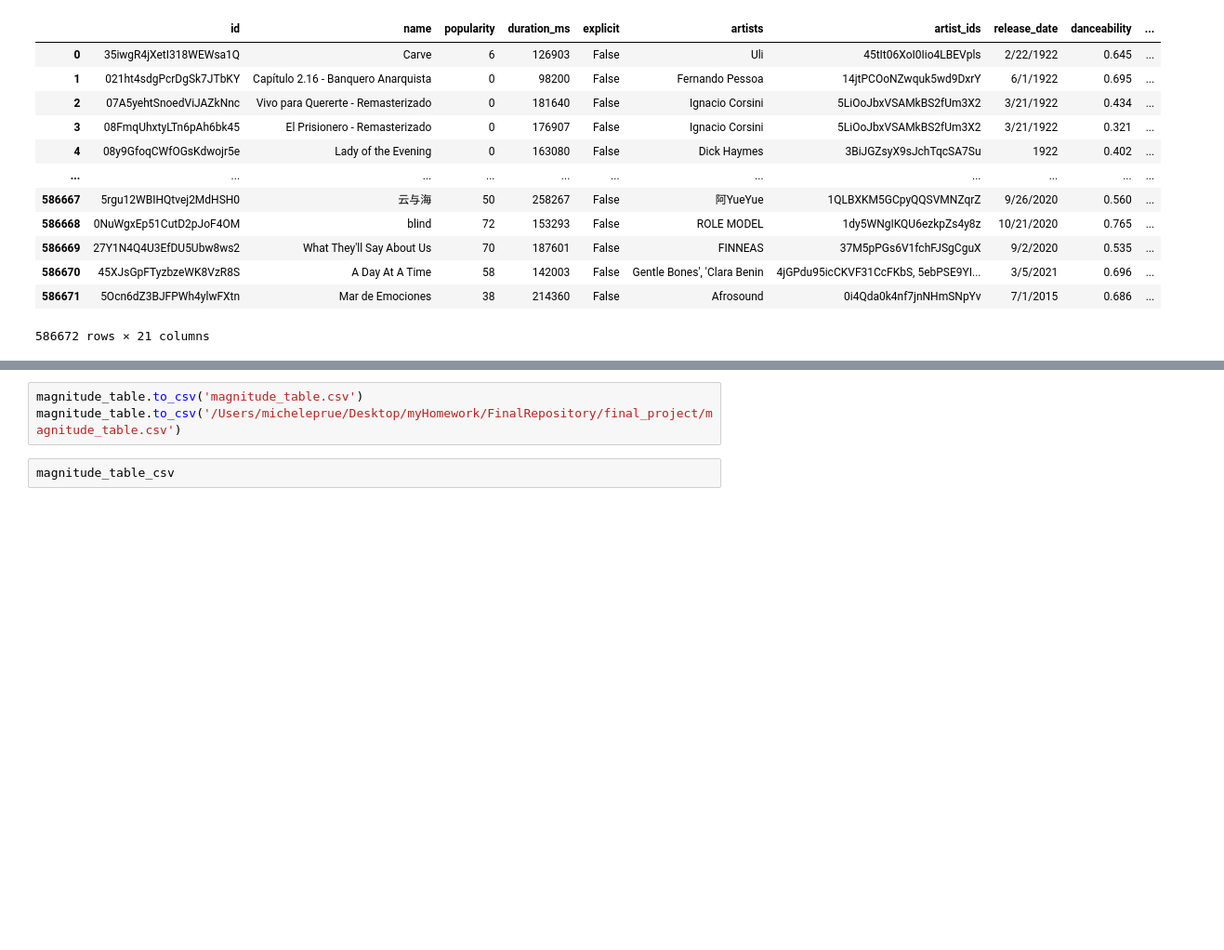
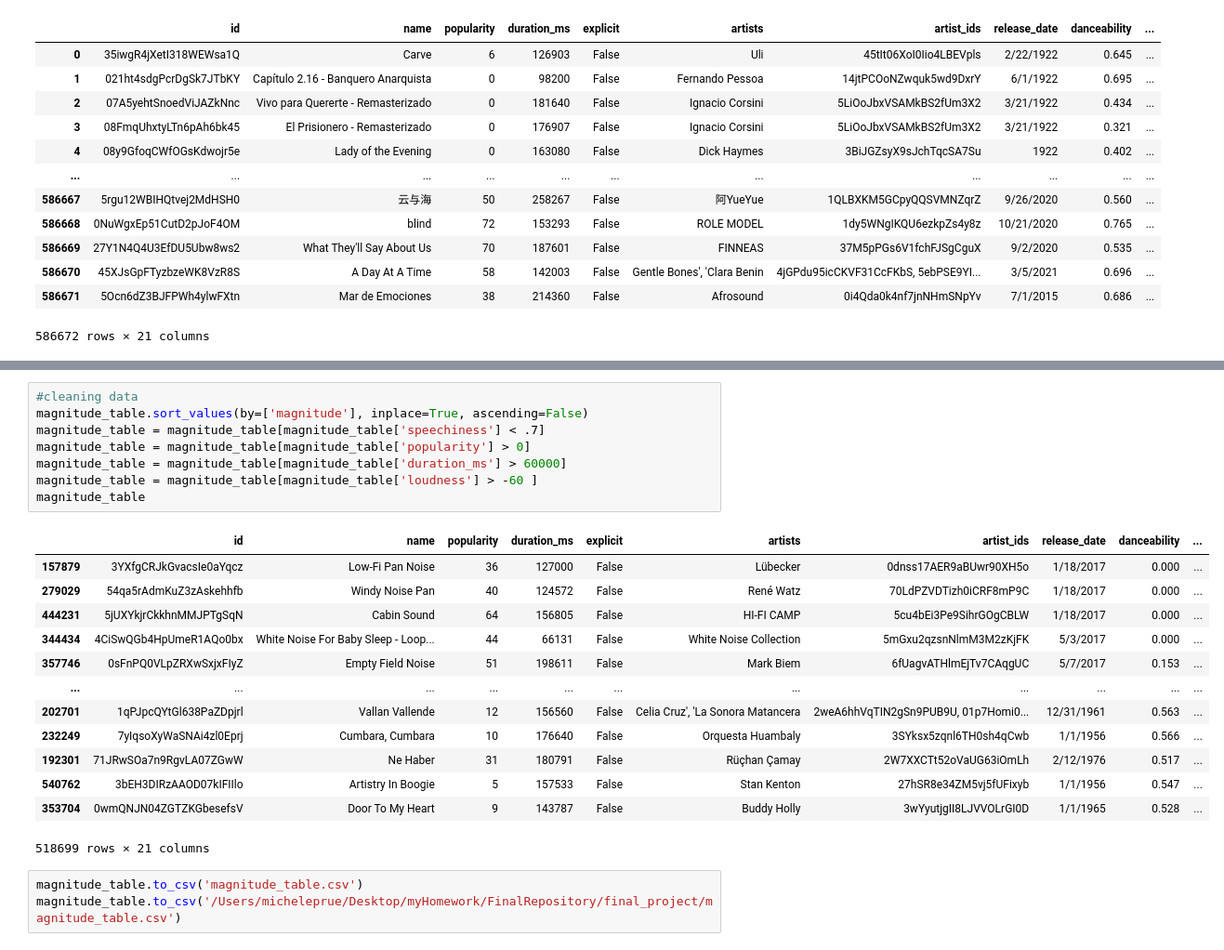
Before and after one commit to jdwrhodes/Music_Recommendation_Website, a Jupyter notebook: scripts/magnitudeCalculation.ipynb, the cells around one changed output, grey strips where cells are left out. Shown: that part at 93% size. Saved outputs shown, nothing was run; the diff lists cells and outputs as text; blank space fills up the shorter version.

Commit message:
Update to the Magnitude script

```diff
--- a/scripts/magnitudeCalculation.ipynb
+++ b/scripts/magnitudeCalculation.ipynb
@@ -394,8 +377,28 @@ magnitude_table
+# %%
+#cleaning data
+magnitude_table.sort_values(by=['magnitude'], inplace=True, ascending=False)
+magnitude_table = magnitude_table[magnitude_table['speechiness'] < .7]
+magnitude_table = magnitude_table[magnitude_table['popularity'] > 0]
+magnitude_table = magnitude_table[magnitude_table['duration_ms'] > 60000]
+magnitude_table = magnitude_table[magnitude_table['loudness'] > -60 ]
+magnitude_table
+# %% [output]
+|  | id | name | popularity | duration_ms | explicit | artists | artist_ids | release_date | danceability | ... |
+| 157879 | 3YXfgCRJkGvacsIe0aYqcz | Low-Fi Pan Noise | 36 | 127000 | False | Lübecker | 0dnss17AER9aBUwr90XH5o | 1/18/2017 | 0.000 | ... |
+| 279029 | 54qa5rAdmKuZ3zAskehhfb | Windy Noise Pan | 40 | 124572 | False | René Watz | 70LdPZVDTizh0iCRF8mP9C | 1/18/2017 | 0.000 | ... |
+| 444231 | 5jUXYkjrCkkhnMMJPTgSqN | Cabin Sound | 64 | 156805 | False | HI-FI CAMP | 5cu4bEi3Pe9SihrGOgCBLW | 1/18/2017 | 0.000 | ... |
+| 344434 | 4CiSwQGb4HpUmeR1AQo0bx | White Noise For Baby Sleep - Loop... | 44 | 66131 | False | White Noise Collection | 5mGxu2qzsnNlmM3M2zKjFK | 5/3/2017 | 0.000 | ... |
+| 357746 | 0sFnPQ0VLpZRXwSxjxFIyZ | Empty Field Noise | 51 | 198611 | False | Mark Biem | 6fUagvATHlmEjTv7CAqgUC | 5/7/2017 | 0.153 | ... |
+| ... | ... | ... | ... | ... | ... | ... | ... | ... | ... | ... |
+| 202701 | 1qPJpcQYtGl638PaZDpjrl | Vallan Vallende | 12 | 156560 | False | Celia Cruz', 'La Sonora Matancera | 2weA6hhVqTIN2gSn9PUB9U, 01p7Homi0... | 12/31/1961 | 0.563 | ... |
+| 232249 | 7yIqsoXyWaSNAi4zl0Eprj | Cumbara, Cumbara | 10 | 176640 | False | Orquesta Huambaly | 3SYksx5zqnl6TH0sh4qCwb | 1/1/1956 | 0.566 | ... |
+| 192301 | 71JRwSOa7n9RgvLA07ZGwW | Ne Haber | 31 | 180791 | False | Rüçhan Çamay | 2W7XXCTt52oVaUG63iOmLh | 2/12/1976 | 0.517 | ... |
+| 540762 | 3bEH3DIRzAAOD07kIFIIlo | Artistry In Boogie | 5 | 157533 | False | Stan Kenton | 27hSR8e34ZM5vj5fUFixyb | 1/1/1956 | 0.547 | ... |
+| 353704 | 0wmQNJN04ZGTZKGbesefsV | Door To My Heart | 9 | 143787 | False | Buddy Holly | 3wYyutjgII8LJVVOLrGI0D | 1/1/1965 | 0.528 | ... |
+518699 rows × 21 columns
 # %%
 magnitude_table.to_csv('magnitude_table.csv')
 magnitude_table.to_csv('/Users/micheleprue/Desktop/myHomework/FinalRepository/final_project/magnitude_table.csv')
-# %%
-magnitude_table_csv
 # %%
 # create a variable for the number of rows imported
 rows_imported = 0
```
Also changed, not shown: parts of 4 cells of this notebook.
